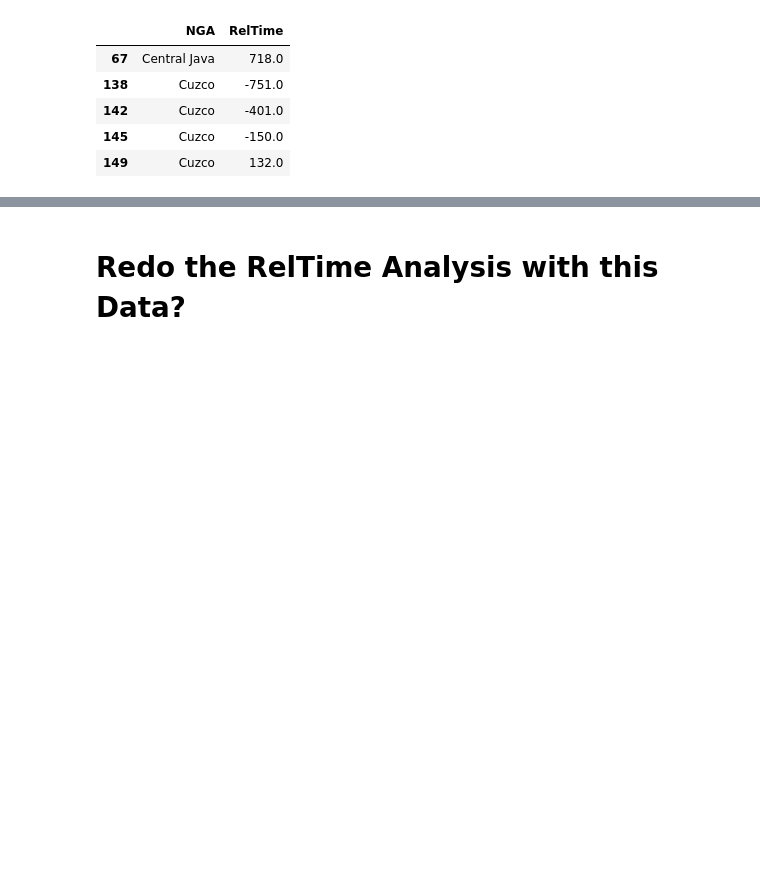
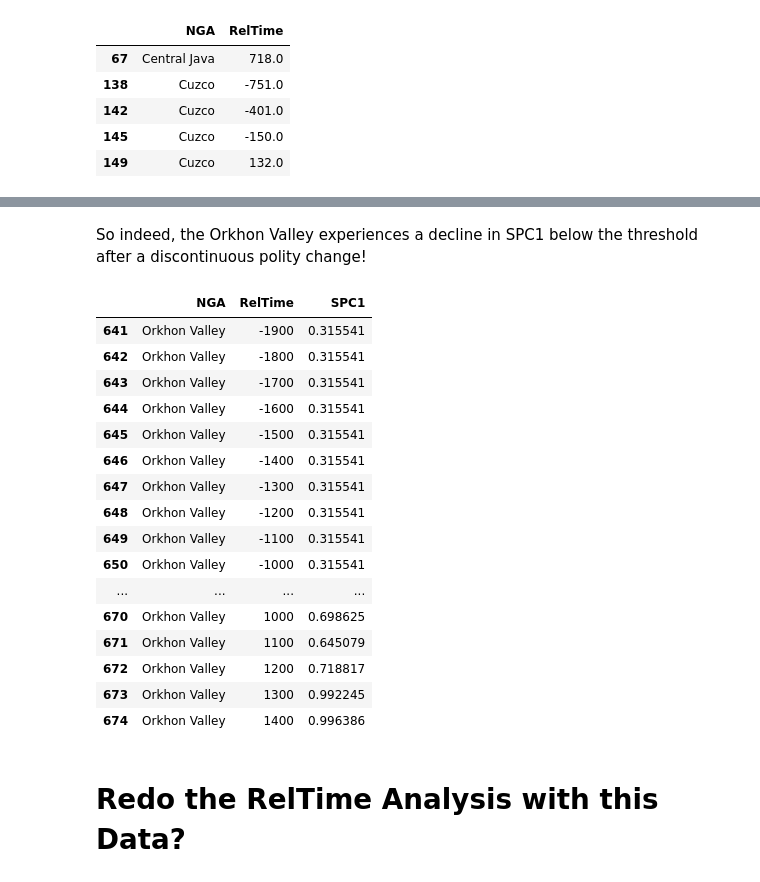
Before and after one commit to TobiasW1891/CSH_Project, a Jupyter notebook: Relationship to Previous Polity.ipynb, the cells around one changed output, grey strips where cells are left out. Saved outputs shown, nothing was run; the diff lists cells and outputs as text; code cells hidden in the pictures; blank space fills up the shorter version.

```diff
--- a/Relationship to Previous Polity.ipynb
+++ b/Relationship to Previous Polity.ipynb
@@ -421,3 +443,26 @@ plt.show()
+# %% [markdown]
+So indeed, the Orkhon Valley experiences a decline in SPC1 below the threshold after a discontinuous polity change!
+# %%
+# analyse this further
+RelTimeDF.loc[RelTimeDF["NGA"] == "Orkhon Valley"]
+# %% [output]
+|  | NGA | RelTime | SPC1 |
+| 641 | Orkhon Valley | -1900 | 0.315541 |
+| 642 | Orkhon Valley | -1800 | 0.315541 |
+| 643 | Orkhon Valley | -1700 | 0.315541 |
+| 644 | Orkhon Valley | -1600 | 0.315541 |
+| 645 | Orkhon Valley | -1500 | 0.315541 |
+| 646 | Orkhon Valley | -1400 | 0.315541 |
+| 647 | Orkhon Valley | -1300 | 0.315541 |
+| 648 | Orkhon Valley | -1200 | 0.315541 |
+| 649 | Orkhon Valley | -1100 | 0.315541 |
+| 650 | Orkhon Valley | -1000 | 0.315541 |
+| ... | ... | ... | ... |
+| 670 | Orkhon Valley | 1000 | 0.698625 |
+| 671 | Orkhon Valley | 1100 | 0.645079 |
+| 672 | Orkhon Valley | 1200 | 0.718817 |
+| 673 | Orkhon Valley | 1300 | 0.992245 |
+| 674 | Orkhon Valley | 1400 | 0.996386 |
 # %% [markdown]
 # Redo the RelTime Analysis with this Data?
 # %% [markdown]
```
Also changed, not shown: parts of 28 cells of this notebook, 1 other file.
